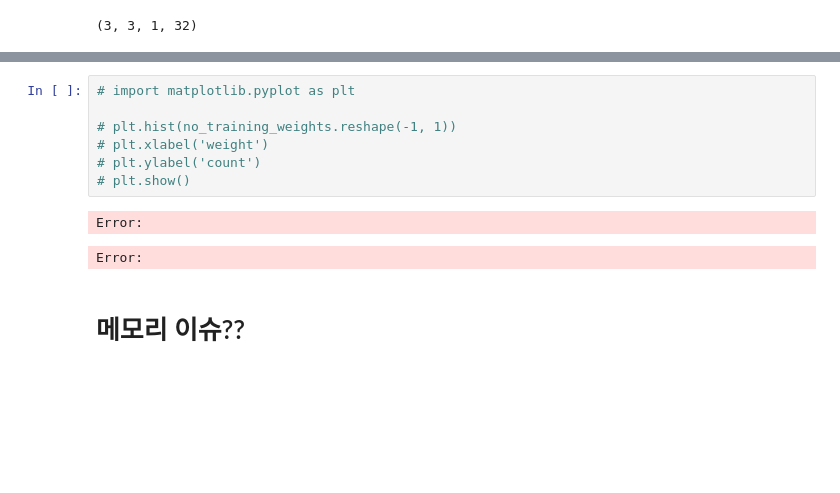
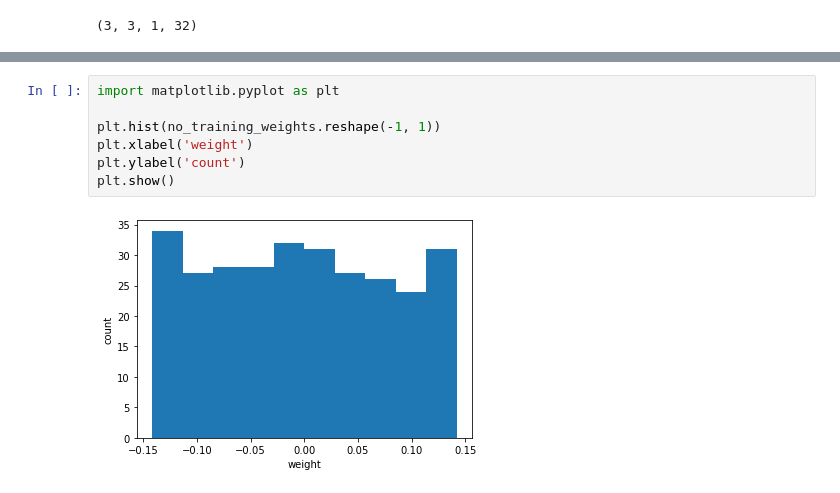
Before and after one commit to SangHui48/data_study, a Jupyter notebook: hongong/08-3 합성곱 신경망의 시각화.ipynb, the cells around one changed output, grey strips where cells are left out. Cells and saved outputs as stored; diff of their text form; blank space fills up the shorter version.

```diff
--- a/hongong/08-3 합성곱 신경망의 시각화.ipynb
+++ b/hongong/08-3 합성곱 신경망의 시각화.ipynb
@@ -57,12 +64,9 @@ print(no_training_weights.mean(), no_training_weights.std())
 # %%
-# import matplotlib.pyplot as plt
+import matplotlib.pyplot as plt
 
-# plt.hist(no_training_weights.reshape(-1, 1))
-# plt.xlabel('weight')
-# plt.ylabel('count')
-# plt.show()
+plt.hist(no_training_weights.reshape(-1, 1))
+plt.xlabel('weight')
+plt.ylabel('count')
+plt.show()
 # %% [output]
-Error:
-Error:
+[figure, added]
-# %% [markdown]
-# 메모리 이슈??
```
Also changed, not shown: parts of 12 cells of this notebook.
